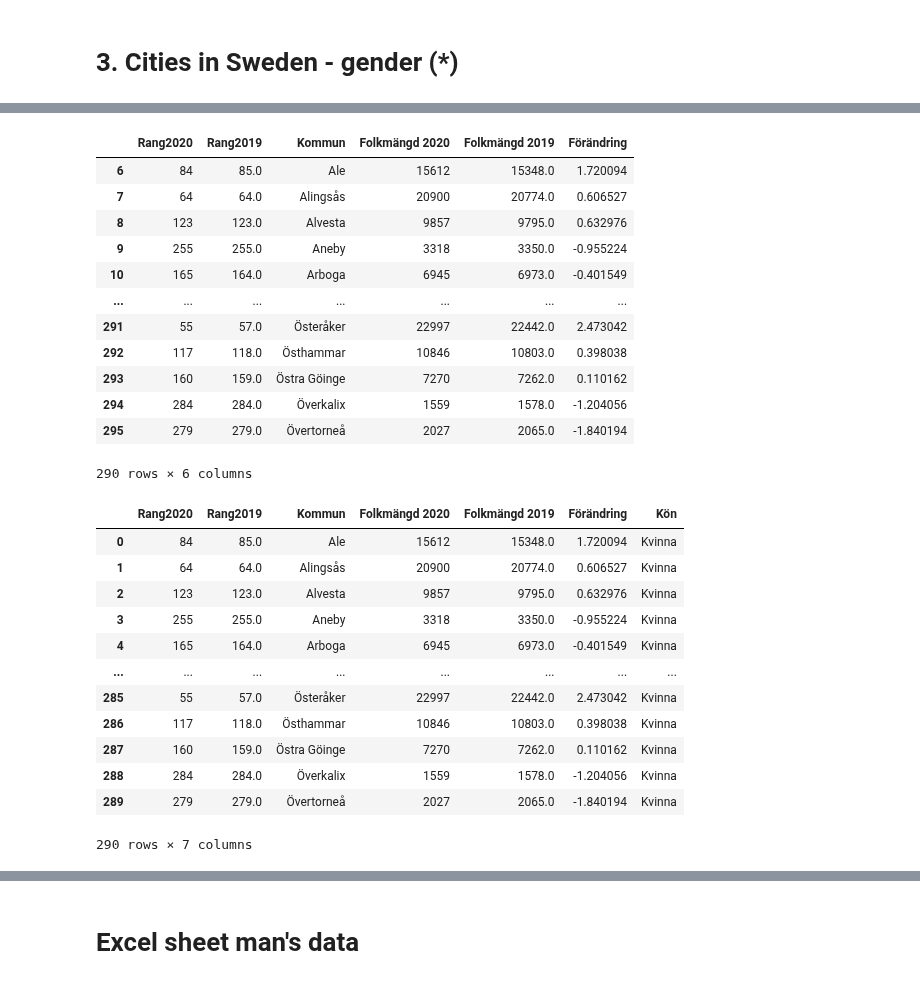
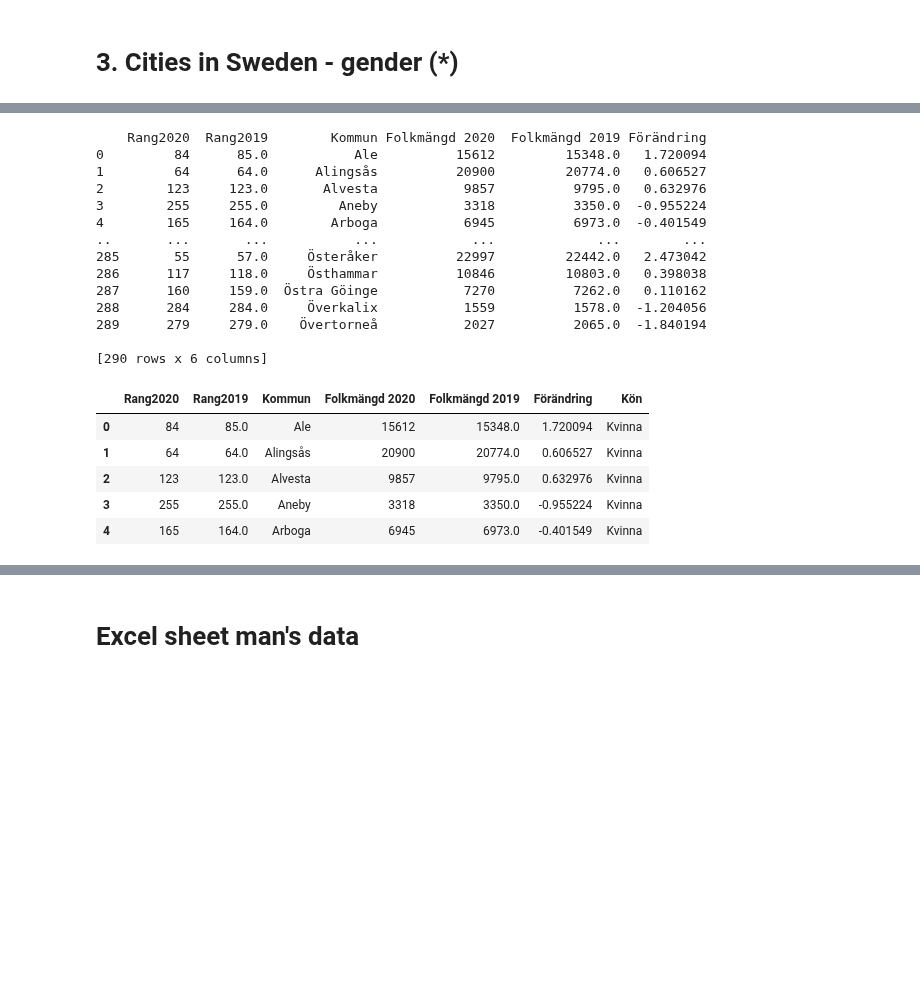
Before and after one commit to xjohansson/Databehandling_Xiu, a Jupyter notebook: Exercise/Exercise0_pandas basic.ipynb, the cells around one changed output, grey strips where cells are left out. Cells and saved outputs as stored; diff of their text form; code cells hidden in the pictures; blank space fills up the shorter version.

```diff
--- a/Exercise/Exercise0_pandas basic.ipynb
+++ b/Exercise/Exercise0_pandas basic.ipynb
@@ -235,8 +158,7 @@ import matplotlib.pyplot as plt
 # %%
 import pandas as pd
 
-df_woman = pd.read_excel("./komtopp50_2020.xlsx",sheet_name=2)#打开第3个Excel
-
+df_woman = pd.read_excel("../datasource/komtopp50_2020.xlsx", sheet_name=2) # 打开第3个Excel
 df_woman.head(20)
 # %% [output]
 |  | Unnamed: 0 | Unnamed: 1 | Unnamed: 2 | Unnamed: 3 | Unnamed: 4 | Unnamed: 5 |
@@ -276,36 +181,35 @@ df2
 # %%
+# df2 = df_woman .drop(index=[0, 1, 2, 3, 4, 5])  # 删除前六行
+# Drop rows 删除行 方法二
+df2 = df_woman.drop(index=[0, 1, 2, 3, 4, 5]).reset_index(drop=True).rename(
+    columns={"Unnamed: 0": "Rang2020", "Unnamed: 1": "Rang2019", "Unnamed: 2": "Kommun",
+             "Unnamed: 3": "Folkmängd 2020", "Unnamed: 4": "Folkmängd 2019",
+             "Unnamed: 5": "Förändring"}, )
+
+print(df2)
 # data.rename(columns={'oldname':'newname'}, inplace=True), 重新给无列名的列赋予名字
-df2.rename(columns = {"Unnamed: 0" : "Rang2020","Unnamed: 1" : "Rang2019","Unnamed: 2" :"Kommun","Unnamed: 3" : "Folkmängd 2020","Unnamed: 4" : "Folkmängd 2019","Unnamed: 5" : "Förändring"}, inplace = True)
-df2
 # %% [output]
-|  | Rang2020 | Rang2019 | Kommun | Folkmängd 2020 | Folkmängd 2019 | Förändring |
-| 6 | 84 | 85.0 | Ale | 15612 | 15348.0 | 1.720094 |
-| 7 | 64 | 64.0 | Alingsås | 20900 | 20774.0 | 0.606527 |
-| 8 | 123 | 123.0 | Alvesta | 9857 | 9795.0 | 0.632976 |
-| 9 | 255 | 255.0 | Aneby | 3318 | 3350.0 | -0.955224 |
-| 10 | 165 | 164.0 | Arboga | 6945 | 6973.0 | -0.401549 |
-| ... | ... | ... | ... | ... | ... | ... |
-| 291 | 55 | 57.0 | Österåker | 22997 | 22442.0 | 2.473042 |
-| 292 | 117 | 118.0 | Östhammar | 10846 | 10803.0 | 0.398038 |
-| 293 | 160 | 159.0 | Östra Göinge | 7270 | 7262.0 | 0.110162 |
-| 294 | 284 | 284.0 | Överkalix | 1559 | 1578.0 | -1.204056 |
-| 295 | 279 | 279.0 | Övertorneå | 2027 | 2065.0 | -1.840194 |
-290 rows × 6 columns
+    Rang2020  Rang2019        Kommun Folkmängd 2020  Folkmängd 2019 Förändring
+0         84      85.0           Ale          15612         15348.0   1.720094
+1         64      64.0      Alingsås          20900         20774.0   0.606527
+2        123     123.0       Alvesta           9857          9795.0   0.632976
+3        255     255.0         Aneby           3318          3350.0  -0.955224
+4        165     164.0        Arboga           6945          6973.0  -0.401549
+..       ...       ...           ...            ...             ...        ...
+285       55      57.0     Österåker          22997         22442.0   2.473042
+286      117     118.0     Östhammar          10846         10803.0   0.398038
+287      160     159.0  Östra Göinge           7270          7262.0   0.110162
+288      284     284.0     Överkalix           1559          1578.0  -1.204056
+289      279     279.0    Övertorneå           2027          2065.0  -1.840194
+
+[290 rows x 6 columns]
 # %%
-df2["Kön"]="Kvinna" #增加一列
-df2.reset_index(drop=True)
-#df2.head()
+df2["Kön"] = "Kvinna"  # 增加一列女性
+df2.head()
 # %% [output]
 |  | Rang2020 | Rang2019 | Kommun | Folkmängd 2020 | Folkmängd 2019 | Förändring | Kön |
 | 0 | 84 | 85.0 | Ale | 15612 | 15348.0 | 1.720094 | Kvinna |
 | 1 | 64 | 64.0 | Alingsås | 20900 | 20774.0 | 0.606527 | Kvinna |
 | 2 | 123 | 123.0 | Alvesta | 9857 | 9795.0 | 0.632976 | Kvinna |
 | 3 | 255 | 255.0 | Aneby | 3318 | 3350.0 | -0.955224 | Kvinna |
 | 4 | 165 | 164.0 | Arboga | 6945 | 6973.0 | -0.401549 | Kvinna |
-| ... | ... | ... | ... | ... | ... | ... | ... |
-| 285 | 55 | 57.0 | Österåker | 22997 | 22442.0 | 2.473042 | Kvinna |
-| 286 | 117 | 118.0 | Östhammar | 10846 | 10803.0 | 0.398038 | Kvinna |
-| 287 | 160 | 159.0 | Östra Göinge | 7270 | 7262.0 | 0.110162 | Kvinna |
-| 288 | 284 | 284.0 | Överkalix | 1559 | 1578.0 | -1.204056 | Kvinna |
-| 289 | 279 | 279.0 | Övertorneå | 2027 | 2065.0 | -1.840194 | Kvinna |
-290 rows × 7 columns
```
Also changed, not shown: parts of 36 cells of this notebook, 2 other files.
